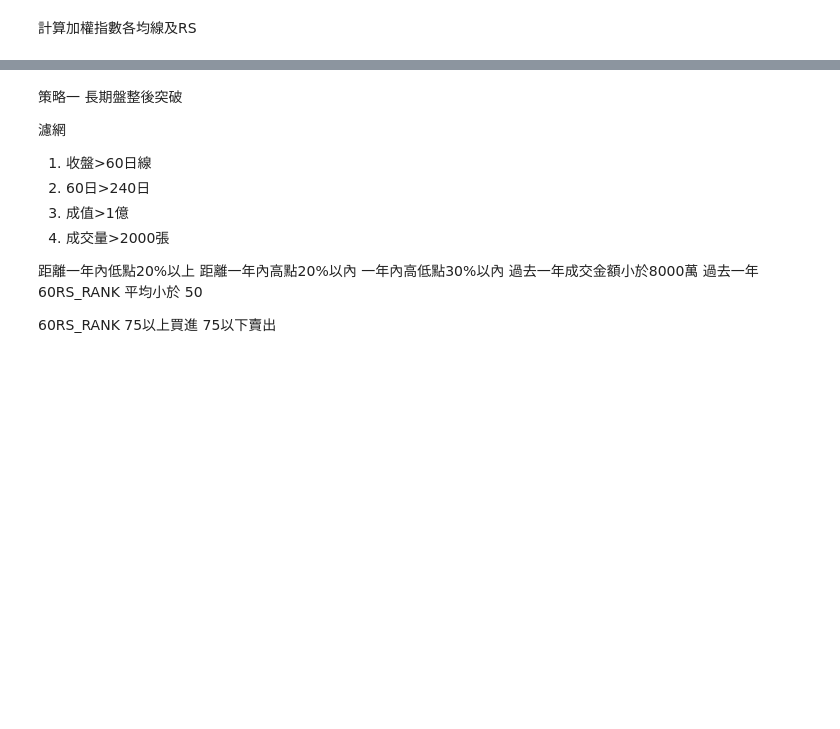
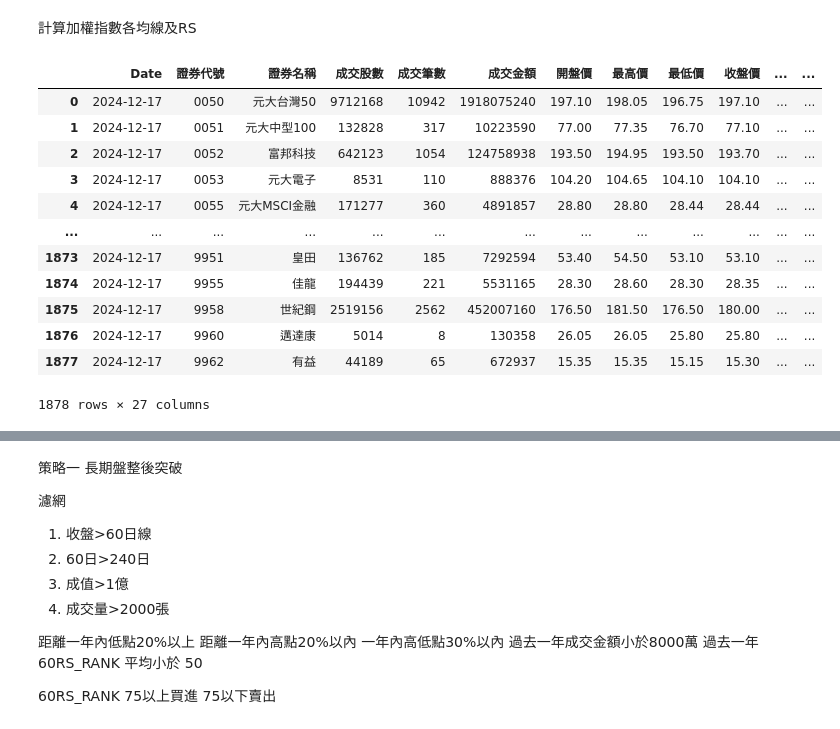
Before and after one commit to mulderfang/stock, a Jupyter notebook: 每日更新數據/資料寫入mysql及策略1和3.ipynb, the cells around one changed output, grey strips where cells are left out. Saved outputs shown, nothing was run; the diff lists cells and outputs as text; code cells hidden in the pictures; blank space fills up the shorter version.

```diff
--- a/每日更新數據/資料寫入mysql及策略1和3.ipynb
+++ b/每日更新數據/資料寫入mysql及策略1和3.ipynb
@@ -324,6 +349,22 @@ WHERE date >= '{start_date}' AND date <= '{end_date}'
 """
 
 stock_df_update_done = pd.read_sql(query_stock, engine)
+# %%
+stock_df_update_done
+# %% [output]
+|  | Date | 證券代號 | 證券名稱 | 成交股數 | 成交筆數 | 成交金額 | 開盤價 | 最高價 | 最低價 | 收盤價 | ... | ... |
+| 0 | 2024-12-17 | 0050 | 元大台灣50 | 9712168 | 10942 | 1918075240 | 197.10 | 198.05 | 196.75 | 197.10 | ... | ... |
+| 1 | 2024-12-17 | 0051 | 元大中型100 | 132828 | 317 | 10223590 | 77.00 | 77.35 | 76.70 | 77.10 | ... | ... |
+| 2 | 2024-12-17 | 0052 | 富邦科技 | 642123 | 1054 | 124758938 | 193.50 | 194.95 | 193.50 | 193.70 | ... | ... |
+| 3 | 2024-12-17 | 0053 | 元大電子 | 8531 | 110 | 888376 | 104.20 | 104.65 | 104.10 | 104.10 | ... | ... |
+| 4 | 2024-12-17 | 0055 | 元大MSCI金融 | 171277 | 360 | 4891857 | 28.80 | 28.80 | 28.44 | 28.44 | ... | ... |
+| ... | ... | ... | ... | ... | ... | ... | ... | ... | ... | ... | ... | ... |
+| 1873 | 2024-12-17 | 9951 | 皇田 | 136762 | 185 | 7292594 | 53.40 | 54.50 | 53.10 | 53.10 | ... | ... |
+| 1874 | 2024-12-17 | 9955 | 佳龍 | 194439 | 221 | 5531165 | 28.30 | 28.60 | 28.30 | 28.35 | ... | ... |
+| 1875 | 2024-12-17 | 9958 | 世紀鋼 | 2519156 | 2562 | 452007160 | 176.50 | 181.50 | 176.50 | 180.00 | ... | ... |
+| 1876 | 2024-12-17 | 9960 | 邁達康 | 5014 | 8 | 130358 | 26.05 | 26.05 | 25.80 | 25.80 | ... | ... |
+| 1877 | 2024-12-17 | 9962 | 有益 | 44189 | 65 | 672937 | 15.35 | 15.35 | 15.15 | 15.30 | ... | ... |
+1878 rows × 27 columns
 # %%
 twse_df_new
 # %% [output]
```
Also changed, not shown: parts of 11 cells of this notebook, 5 other files.
